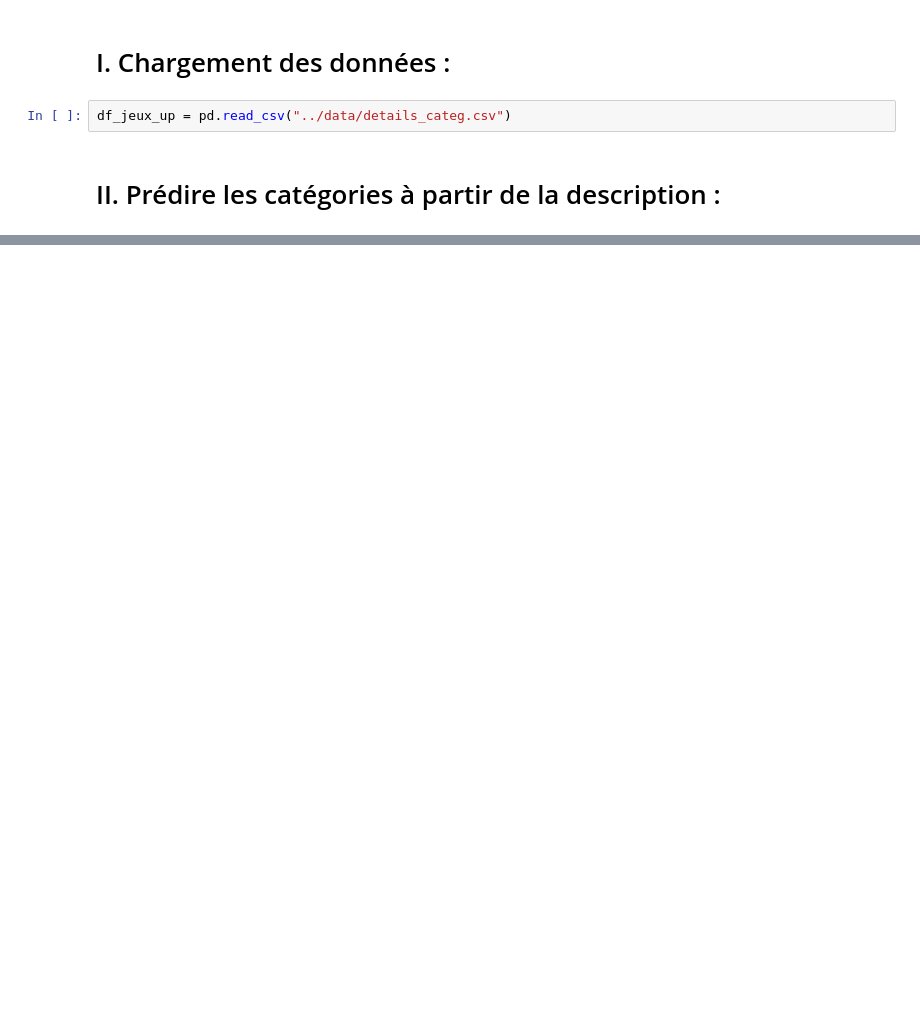
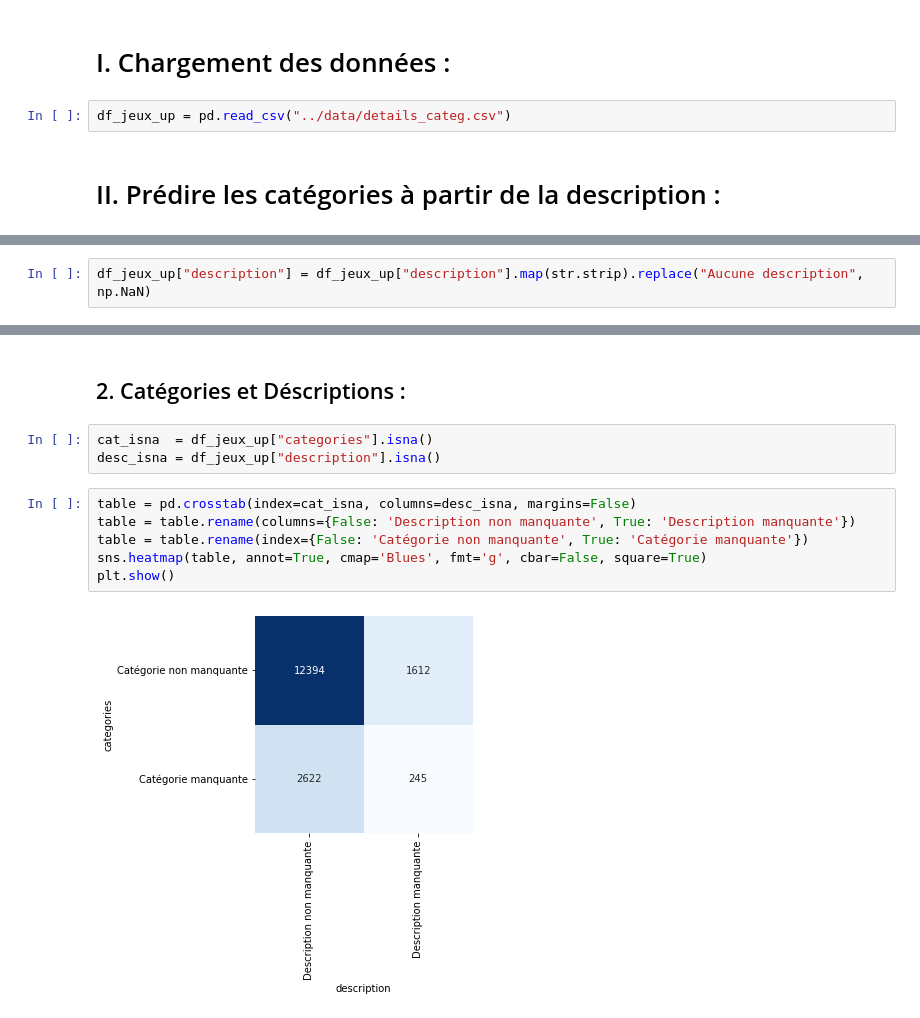
Before and after one commit to Amayas29/review-analysis, a Jupyter notebook: src/categories_classification.ipynb, the cells around one changed output, grey strips where cells are left out. Drawn from its saved outputs; the diff is of its cells as text; blank space fills up the shorter version.

```diff
--- a/src/categories_classification.ipynb
+++ b/src/categories_classification.ipynb
@@ -16,0 +60,2 @@ df_jeux_up = pd.read_csv("../data/details_categ.csv")
+# %%
+df_jeux_up["description"] = df_jeux_up["description"].map(str.strip).replace("Aucune description", np.NaN)
@@ -16,0 +69,13 @@ df_jeux_up = pd.read_csv("../data/details_categ.csv")
+# %% [markdown]
+## 2. Catégories et Déscriptions :
+# %%
+cat_isna  = df_jeux_up["categories"].isna()
+desc_isna = df_jeux_up["description"].isna()
+# %%
+table = pd.crosstab(index=cat_isna, columns=desc_isna, margins=False)
+table = table.rename(columns={False: 'Description non manquante', True: 'Description manquante'})
+table = table.rename(index={False: 'Catégorie non manquante', True: 'Catégorie manquante'})
+sns.heatmap(table, annot=True, cmap='Blues', fmt='g', cbar=False, square=True)
+plt.show()
+# %% [output]
+[figure, added]
```
Also changed, not shown: parts of 25 cells of this notebook, 1 other file.
